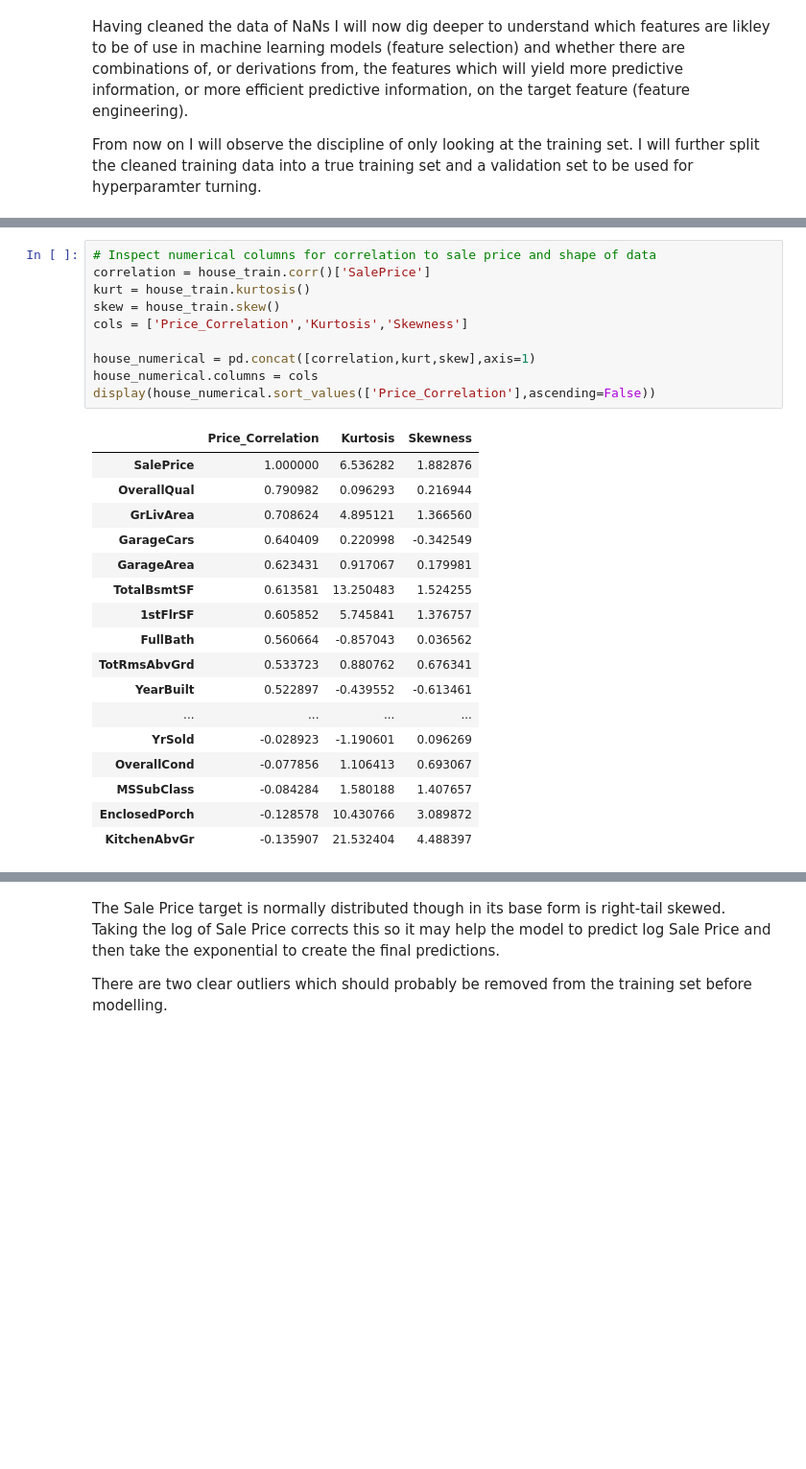
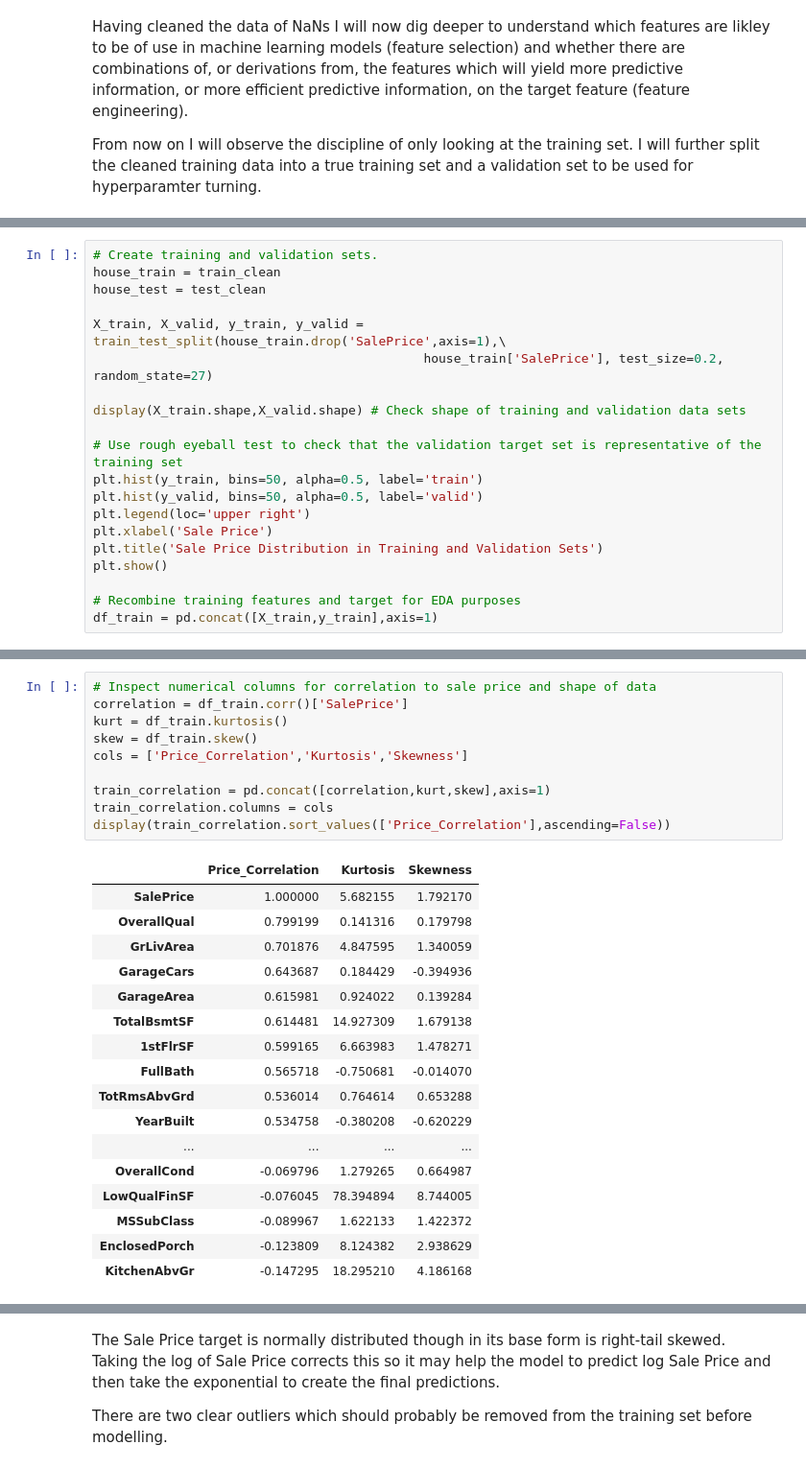
Before and after one commit to Ricksoc/Iowa-Housing, a Jupyter notebook: Ames House Prices.ipynb, the cells around one changed output, grey strips where cells are left out. Shown: that part at 96% size. Drawn from its saved outputs; the diff is of its cells as text; blank space fills up the shorter version.

```diff
--- a/Ames House Prices.ipynb
+++ b/Ames House Prices.ipynb
@@ -456,0 +458,20 @@ house_train = train_clean
+# %%
+# Create training and validation sets.
+house_train = train_clean
+house_test = test_clean
+
+X_train, X_valid, y_train, y_valid = train_test_split(house_train.drop('SalePrice',axis=1),\
+                                            house_train['SalePrice'], test_size=0.2, random_state=27)
+
+display(X_train.shape,X_valid.shape) # Check shape of training and validation data sets
+
+# Use rough eyeball test to check that the validation target set is representative of the training set
+plt.hist(y_train, bins=50, alpha=0.5, label='train')
+plt.hist(y_valid, bins=50, alpha=0.5, label='valid')
+plt.legend(loc='upper right')
+plt.xlabel('Sale Price')
+plt.title('Sale Price Distribution in Training and Validation Sets')
+plt.show()
+
+# Recombine training features and target for EDA purposes
+df_train = pd.concat([X_train,y_train],axis=1)
@@ -457,29 +482,29 @@ house_train = train_clean
 # %%
 # Inspect numerical columns for correlation to sale price and shape of data
-correlation = house_train.corr()['SalePrice']
-kurt = house_train.kurtosis()
-skew = house_train.skew()
+correlation = df_train.corr()['SalePrice']
+kurt = df_train.kurtosis()
+skew = df_train.skew()
 cols = ['Price_Correlation','Kurtosis','Skewness']
 
-house_numerical = pd.concat([correlation,kurt,skew],axis=1)
-house_numerical.columns = cols
-display(house_numerical.sort_values(['Price_Correlation'],ascending=False))
+train_correlation = pd.concat([correlation,kurt,skew],axis=1)
+train_correlation.columns = cols
+display(train_correlation.sort_values(['Price_Correlation'],ascending=False))
 # %% [output]
 |  | Price_Correlation | Kurtosis | Skewness |
-| SalePrice | 1.000000 | 6.536282 | 1.882876 |
-| OverallQual | 0.790982 | 0.096293 | 0.216944 |
-| GrLivArea | 0.708624 | 4.895121 | 1.366560 |
-| GarageCars | 0.640409 | 0.220998 | -0.342549 |
-| GarageArea | 0.623431 | 0.917067 | 0.179981 |
-| TotalBsmtSF | 0.613581 | 13.250483 | 1.524255 |
-| 1stFlrSF | 0.605852 | 5.745841 | 1.376757 |
-| FullBath | 0.560664 | -0.857043 | 0.036562 |
-| TotRmsAbvGrd | 0.533723 | 0.880762 | 0.676341 |
-| YearBuilt | 0.522897 | -0.439552 | -0.613461 |
+| SalePrice | 1.000000 | 5.682155 | 1.792170 |
+| OverallQual | 0.799199 | 0.141316 | 0.179798 |
+| GrLivArea | 0.701876 | 4.847595 | 1.340059 |
+| GarageCars | 0.643687 | 0.184429 | -0.394936 |
+| GarageArea | 0.615981 | 0.924022 | 0.139284 |
+| TotalBsmtSF | 0.614481 | 14.927309 | 1.679138 |
+| 1stFlrSF | 0.599165 | 6.663983 | 1.478271 |
+| FullBath | 0.565718 | -0.750681 | -0.014070 |
+| TotRmsAbvGrd | 0.536014 | 0.764614 | 0.653288 |
+| YearBuilt | 0.534758 | -0.380208 | -0.620229 |
 | ... | ... | ... | ... |
-| YrSold | -0.028923 | -1.190601 | 0.096269 |
-| OverallCond | -0.077856 | 1.106413 | 0.693067 |
-| MSSubClass | -0.084284 | 1.580188 | 1.407657 |
-| EnclosedPorch | -0.128578 | 10.430766 | 3.089872 |
-| KitchenAbvGr | -0.135907 | 21.532404 | 4.488397 |
+| OverallCond | -0.069796 | 1.279265 | 0.664987 |
+| LowQualFinSF | -0.076045 | 78.394894 | 8.744005 |
+| MSSubClass | -0.089967 | 1.622133 | 1.422372 |
+| EnclosedPorch | -0.123809 | 8.124382 | 2.938629 |
+| KitchenAbvGr | -0.147295 | 18.295210 | 4.186168 |
 # %%
```
Also changed, not shown: parts of 21 cells of this notebook.
